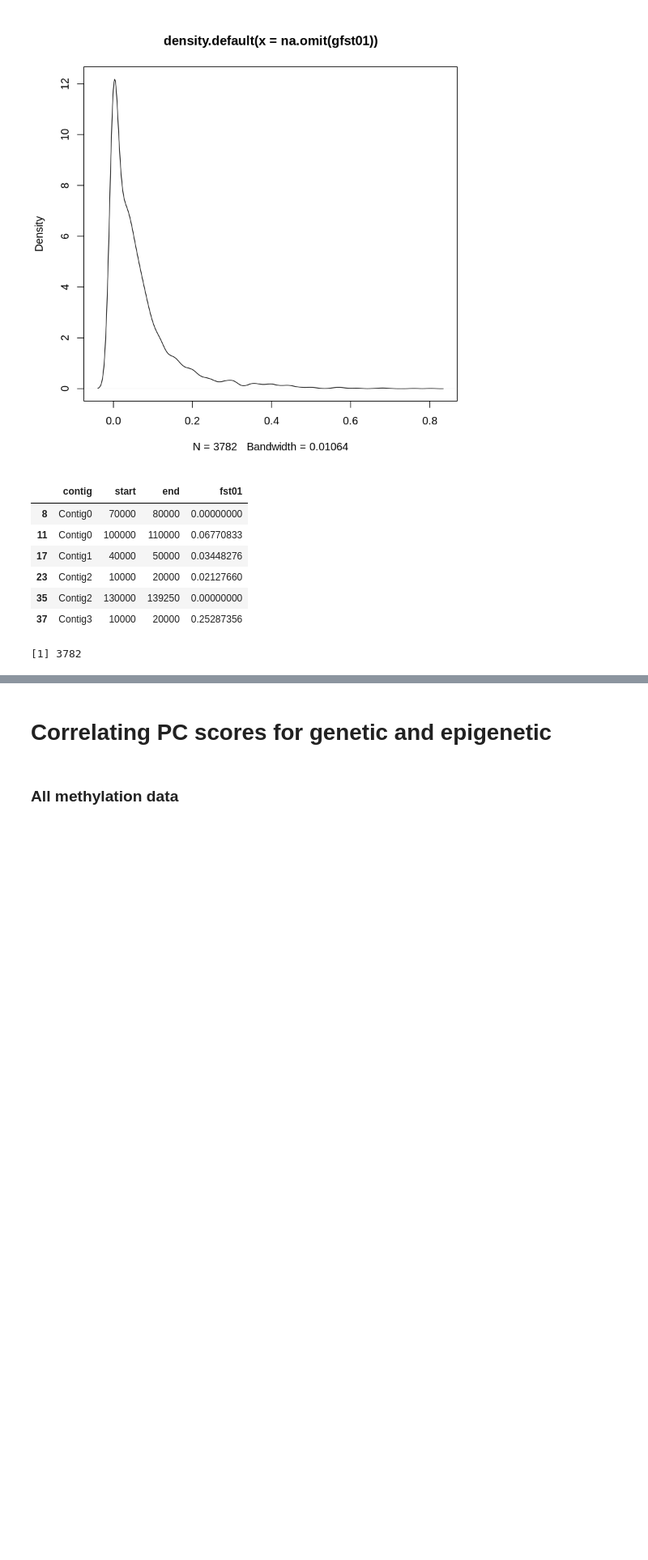
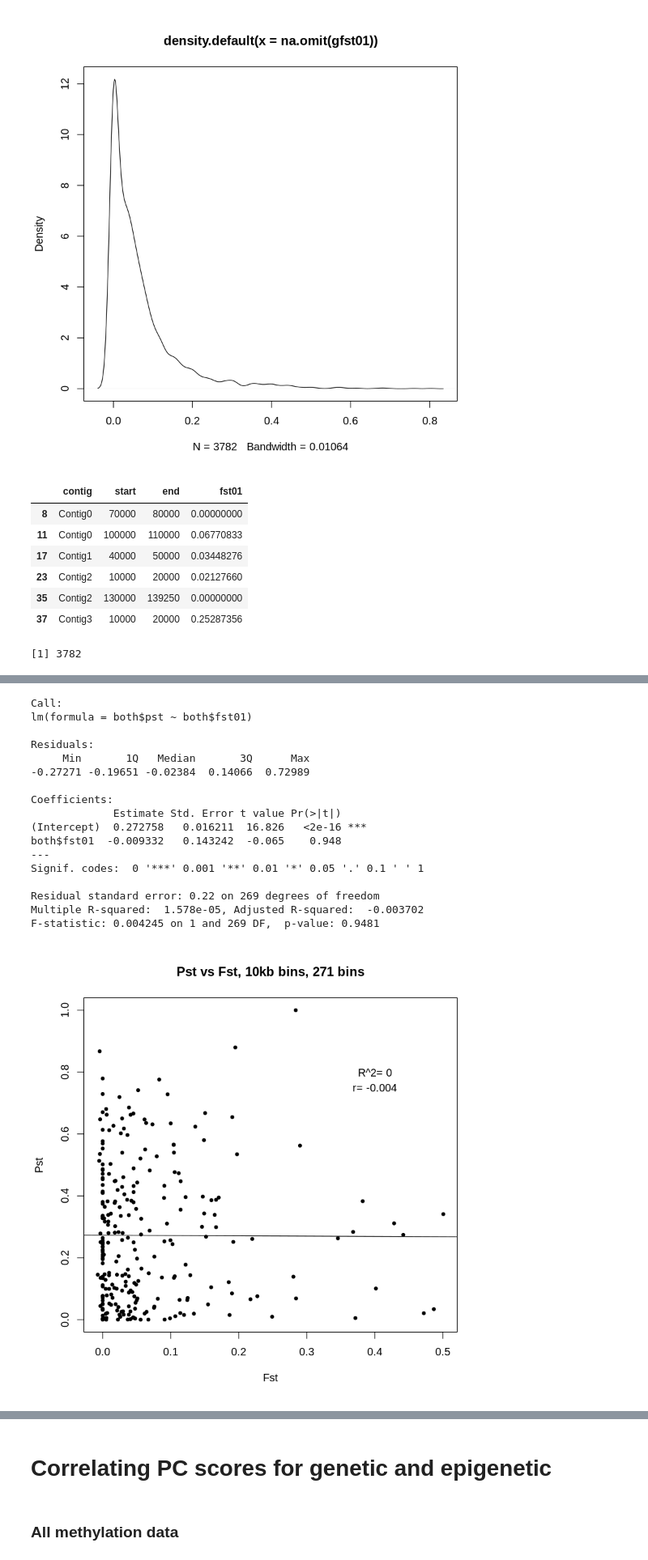
Before and after one commit to sr320/paper-oly-mbdbs-gen, a Jupyter notebook: code/MBD_samples_genetic_analysisHCSS.ipynb, the cells around one changed output, grey strips where cells are left out. Shown at 81% size. Drawn from its saved outputs; the diff is of its cells as text; code cells hidden in the pictures; blank space fills up the shorter version.

```diff
--- a/code/MBD_samples_genetic_analysisHCSS.ipynb
+++ b/code/MBD_samples_genetic_analysisHCSS.ipynb
@@ -611,0 +948,6 @@ Contig9 17000 18000
+# %%
+chr <- as.character(both$contig.x)
+start <- both$startc +2000
+end <- both$end.x-2000
+fst <- paste(both$fst01, both$pst, sep="_")
+bed <- cbind(chr,start,end,fst)
@@ -705,0 +1081,6 @@ write.table(filtbed, "{sfsSuf}_10kb.bed",quote=F,row.names=F,col.names = F)
+# %%
+%expand
+regionsNA <- read.csv("{sfsSuf}_Per10kbFst.csv")
+id <- paste(regionsNA$contig,regionsNA$start,regionsNA$end, sep = "_")
+regionsNA <- cbind(id,regionsNA)
+head(regionsNA)
@@ -705,0 +1095,6 @@ write.table(filtbed, "{sfsSuf}_10kb.bed",quote=F,row.names=F,col.names = F)
+# %%
+# read in Pst data
+pst10kb <- read.csv("../../paper-oly-mbdbs-gen/analyses/methylation-filtered/Pst_bins_10kb.tab", sep="\t",header=T,stringsAsFactors = F)
+colnames(pst10kb) <- c("id","contig","start","end","pst","pst.lowCI","pst.highCI")
+head(pst10kb)
+nrow(pst10kb)
@@ -705,0 +1112,4 @@ write.table(filtbed, "{sfsSuf}_10kb.bed",quote=F,row.names=F,col.names = F)
+# %%
+both = merge(pst10kb,regionsNA, by ="id")
+#both <- both[,c("id","pst","fst01")]
+head(both)
@@ -705,0 +1124,31 @@ write.table(filtbed, "{sfsSuf}_10kb.bed",quote=F,row.names=F,col.names = F)
+# %%
+#library(MASS)
+#dens <- kde2d(Dgeo,DgenN, n=300)
+#myPal <- colorRampPalette(c("white","blue","gold", "orange", "red"))
+plot(both$fst01, both$pst, pch=20,cex=1,xlab = "Fst", ylab = "Pst")
+title("Pst vs Fst, 10kb bins, 271 bins")
+summary(lm(both$pst~both$fst01),)
+R2 = round(summary(lm(both$pst~both$fst01))$r.squared, 4)
+#image(dens, col=transp(myPal(300),.7), add=TRUE)
+abline(lm(both$pst~both$fst01))
+text(0.4,0.8,label=paste("R^2=",R2))
+text(0.4,0.75,label="r= -0.004")
+# %% [output]
+Call:
+lm(formula = both$pst ~ both$fst01)
+
+Residuals:
+     Min       1Q   Median       3Q      Max
+-0.27271 -0.19651 -0.02384  0.14066  0.72989
+
+Coefficients:
+             Estimate Std. Error t value Pr(>|t|)
+(Intercept)  0.272758   0.016211  16.826   <2e-16 ***
+both$fst01  -0.009332   0.143242  -0.065    0.948
+---
+Signif. codes:  0 '***' 0.001 '**' 0.01 '*' 0.05 '.' 0.1 ' ' 1
+
+Residual standard error: 0.22 on 269 degrees of freedom
+Multiple R-squared:  1.578e-05, Adjusted R-squared:  -0.003702
+F-statistic: 0.004245 on 1 and 269 DF,  p-value: 0.9481
+[figure, added]
```
Also changed, not shown: parts of 55 cells of this notebook.
